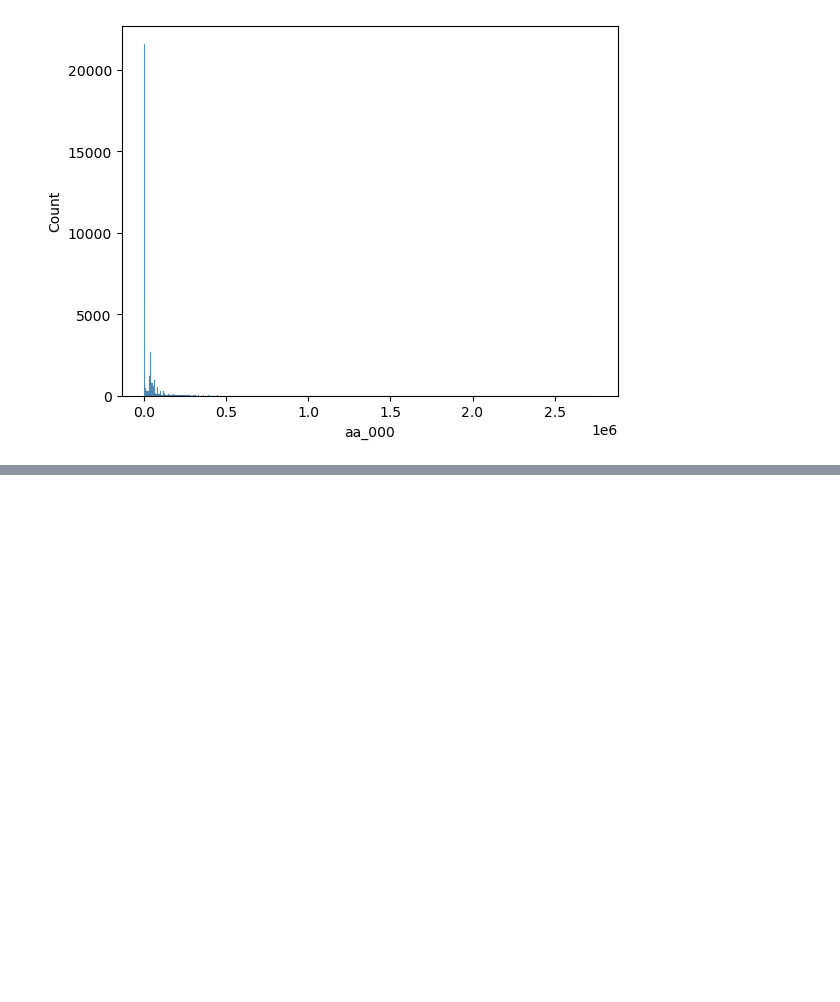
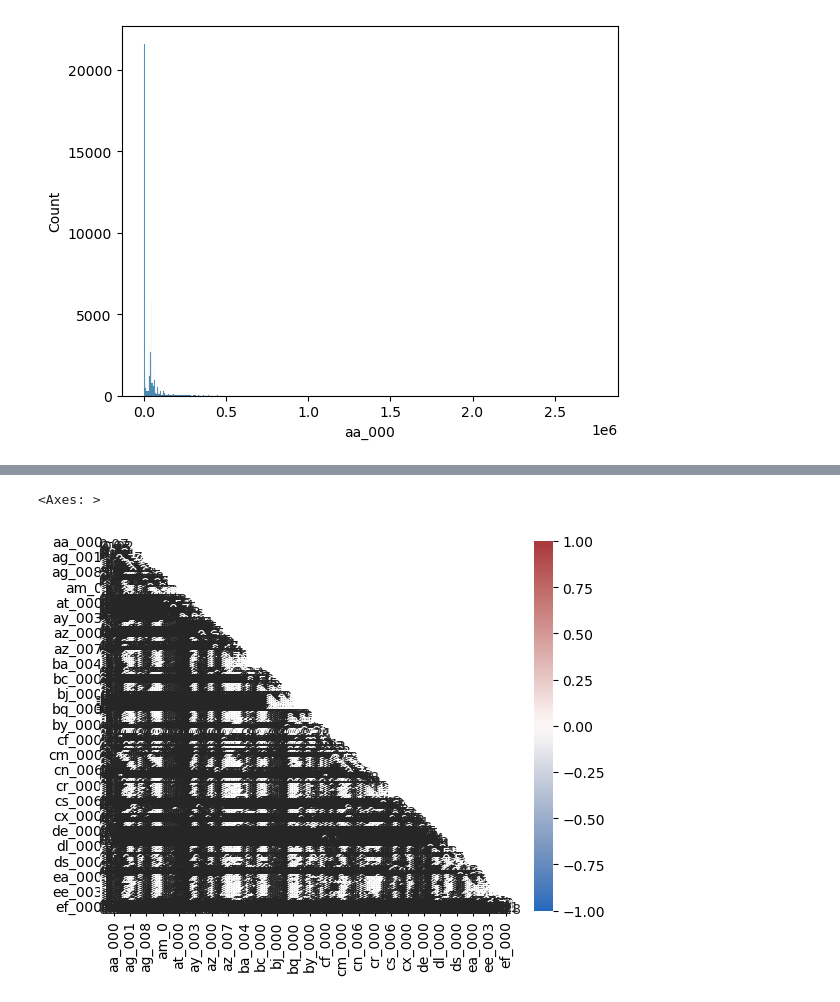
Before and after one commit to SertacBattal/DataPrep, a Jupyter notebook: SertacBattal_DPrepHDip_CA1.ipynb, the cells around one changed output, grey strips where cells are left out. Cells and saved outputs as stored; diff of their text form; code cells hidden in the pictures; blank space fills up the shorter version.

```diff
--- a/SertacBattal_DPrepHDip_CA1.ipynb
+++ b/SertacBattal_DPrepHDip_CA1.ipynb
@@ -110,0 +181,5 @@ sns.histplot(data = new_dataset, x = "aa_000")
+# %%
+sns.heatmap(matrix, annot=True, vmax=1, vmin=-1, cmap='vlag', mask=mask)
+# %% [output]
+<Axes: >
+[figure, added]
```
Also changed, not shown: parts of 13 cells of this notebook.
